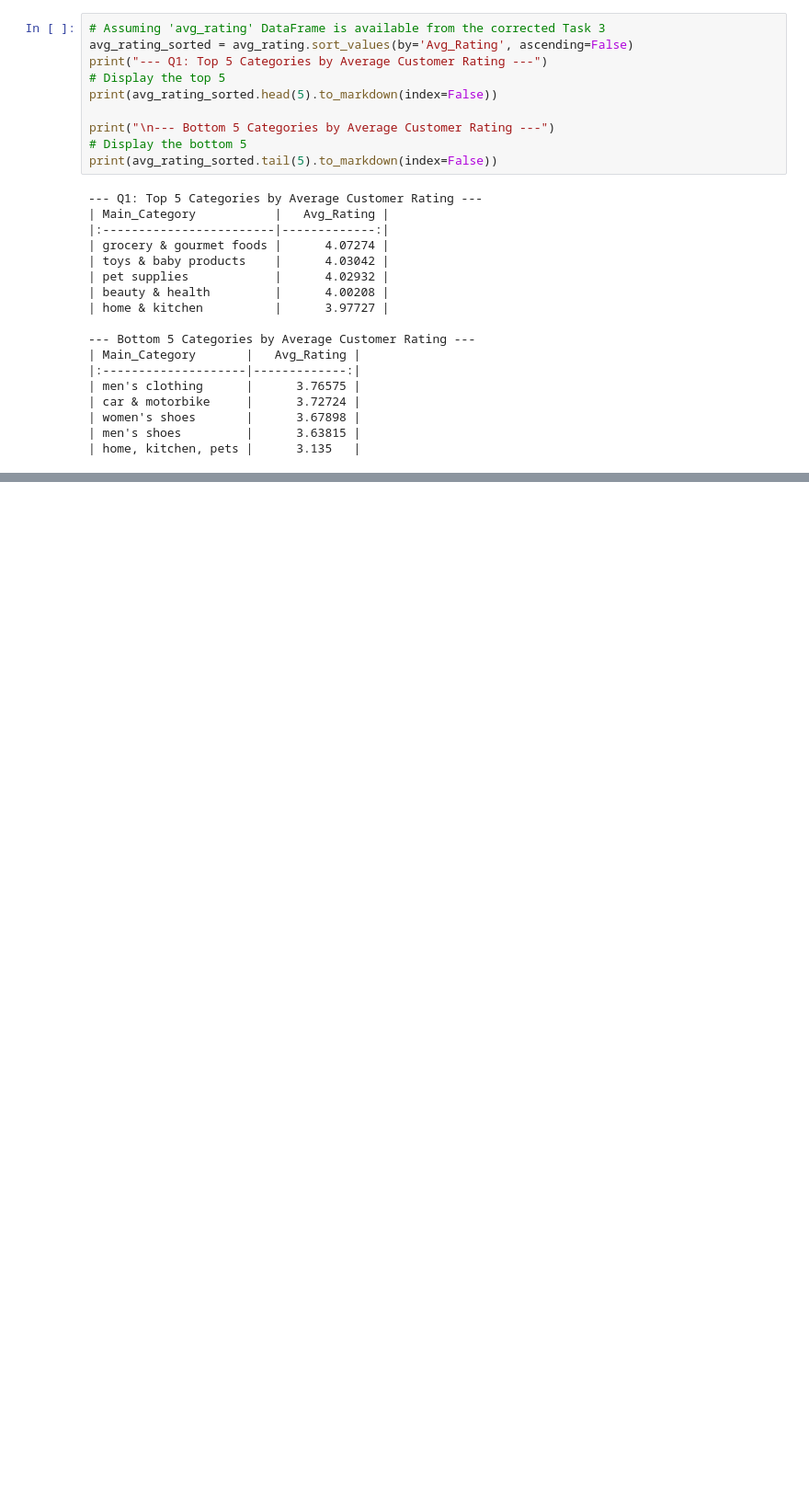
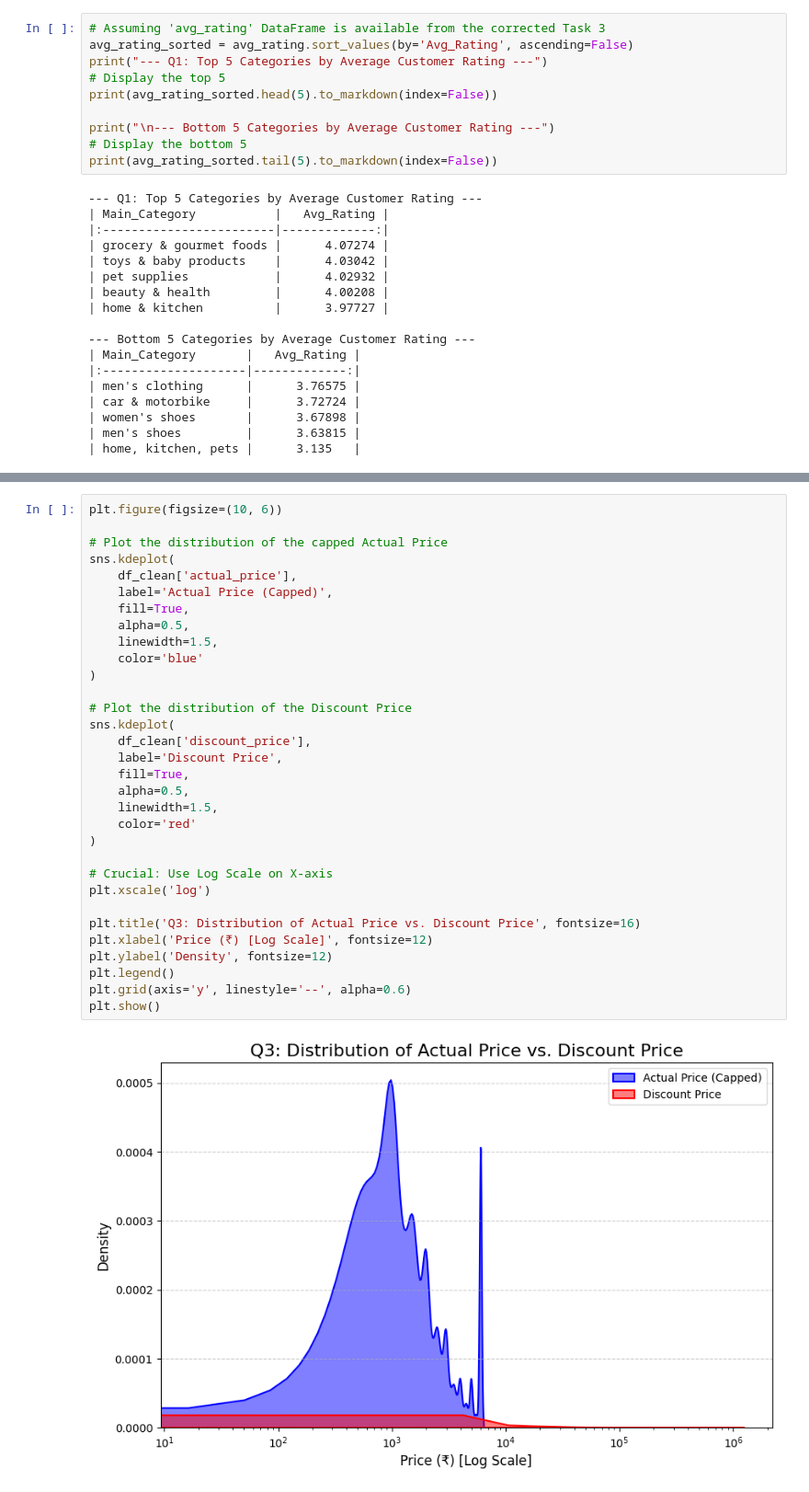
Before and after one commit to RayyanDevZone/Eda-Amazon-Sales, a Jupyter notebook: amazon-sales-2023-eda.ipynb, the cells around one changed output, grey strips where cells are left out. Shown at 92% size. Saved outputs shown, nothing was run; the diff lists cells and outputs as text; blank space fills up the shorter version.

```diff
--- a/amazon-sales-2023-eda.ipynb
+++ b/amazon-sales-2023-eda.ipynb
@@ -1023,0 +1037,34 @@ print(avg_rating_sorted.tail(5).to_markdown(index=False))
+# %%
+plt.figure(figsize=(10, 6))
+
+# Plot the distribution of the capped Actual Price
+sns.kdeplot(
+    df_clean['actual_price'],
+    label='Actual Price (Capped)',
+    fill=True,
+    alpha=0.5,
+    linewidth=1.5,
+    color='blue'
+)
+
+# Plot the distribution of the Discount Price
+sns.kdeplot(
+    df_clean['discount_price'],
+    label='Discount Price',
+    fill=True,
+    alpha=0.5,
+    linewidth=1.5,
+    color='red'
+)
+
+# Crucial: Use Log Scale on X-axis
+plt.xscale('log')
+
+plt.title('Q3: Distribution of Actual Price vs. Discount Price', fontsize=16)
+plt.xlabel('Price (₹) [Log Scale]', fontsize=12)
+plt.ylabel('Density', fontsize=12)
+plt.legend()
+plt.grid(axis='y', linestyle='--', alpha=0.6)
+plt.show()
+# %% [output]
+[figure, added]
```
Also changed, not shown: parts of 1 cell of this notebook.
